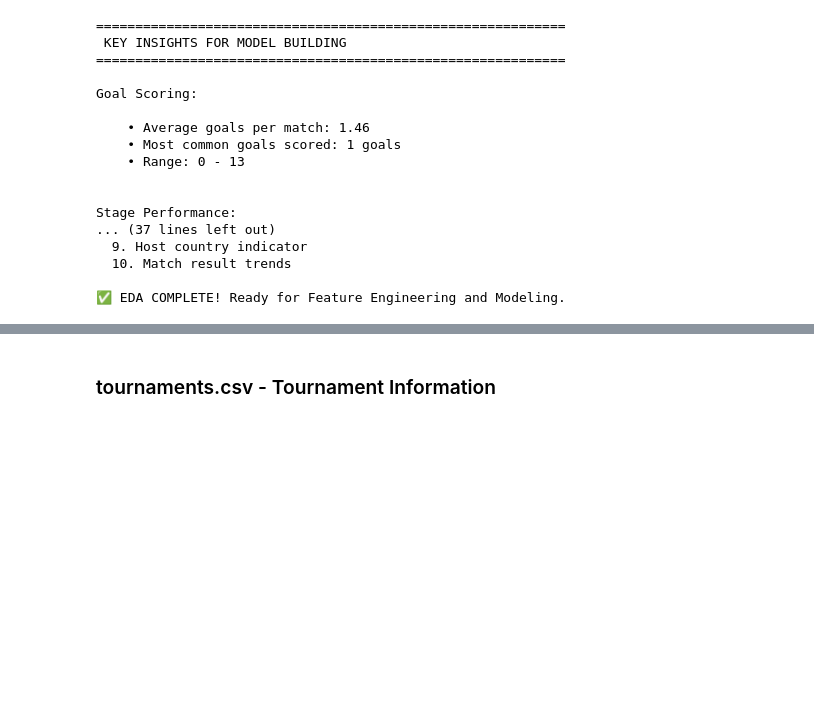
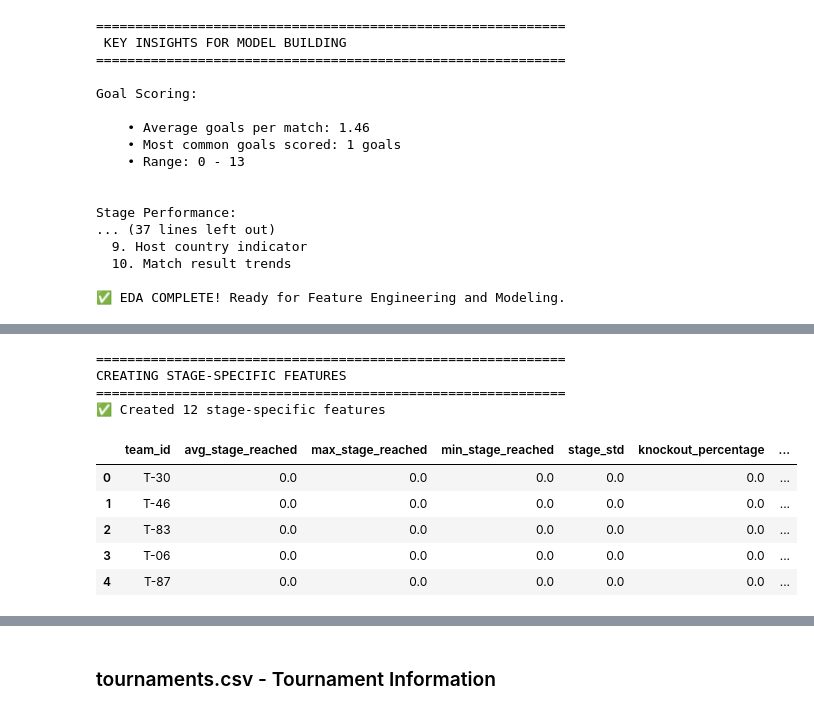
Before and after one commit to Atieng/World-Cup-2026-Goal-Prediction, a Jupyter notebook: index.ipynb, the cells around one changed output, grey strips where cells are left out. Saved outputs shown, nothing was run; the diff lists cells and outputs as text; code cells hidden in the pictures; blank space fills up the shorter version.

```diff
--- a/index.ipynb
+++ b/index.ipynb
@@ -569,0 +769,67 @@ Stage Performance:
+# %%
+# ============================================
+# CELL 4: Stage-Specific Features
+# ============================================
+
+print("="*60)
+print("CREATING STAGE-SPECIFIC FEATURES")
+print("="*60)
+
+def create_stage_features(team_app_with_year):
+    """
+    Create features specific to predicting tournament stage
+    """
+    stage_features_list = []
+
+    for team_id in team_app_with_year['team_id'].unique():
+        team_data = team_app_with_year[team_app_with_year['team_id'] == team_id]
+
+        # Map stage to numeric value for averaging
+        stage_mapping = {
+            'Group Stage': 1,
+            'Round of 16': 2,
+            'Quarter-finals': 3,
+            'Semi-finals': 4,
+            'Final': 5
+        }
+        team_data['stage_numeric'] = team_data['stage_name'].map(stage_mapping)
+
+        features = {
+            'team_id': team_id,
+            'avg_stage_reached': team_data['stage_numeric'].mean(),
+            'max_stage_reached': team_data['stage_numeric'].max(),
+            'min_stage_reached': team_data['stage_numeric'].min(),
+            'stage_std': team_data['stage_numeric'].std() if len(team_data) > 1 else 0,
+            'knockout_percentage': (team_data['stage_numeric'] >= 2).mean(),  # % reaching knockout
+            'deep_run_percentage': (team_data['stage_numeric'] >= 3).mean(),  # % reaching QF+
+            'final_percentage': (team_data['stage_numeric'] == 5).mean(),     # % reaching final
+        }
+
+        # Win rate by stage
+        for stage in ['Group Stage', 'Round of 16', 'Quarter-finals', 'Semi-finals', 'Final']:
+            stage_data = team_data[team_data['stage_name'] == stage]
+            if len(stage_data) > 0:
+                features[f'win_rate_{stage.replace(" ", "_").lower()}'] = stage_data['win'].mean()
+            else:
+                features[f'win_rate_{stage.replace(" ", "_").lower()}'] = 0
+
+        stage_features_list.append(features)
+
+    stage_df = pd.DataFrame(stage_features_list).fillna(0)
+    return stage_df
+
+stage_features = create_stage_features(team_app_with_year)
+
+print(f"✅ Created {len(stage_features.columns)-1} stage-specific features")
+display(stage_features.head())
+# %% [output]
+============================================================
+CREATING STAGE-SPECIFIC FEATURES
+============================================================
+✅ Created 12 stage-specific features
+|  | team_id | avg_stage_reached | max_stage_reached | min_stage_reached | stage_std | knockout_percentage | ... |
+| 0 | T-30 | 0.0 | 0.0 | 0.0 | 0.0 | 0.0 | ... |
+| 1 | T-46 | 0.0 | 0.0 | 0.0 | 0.0 | 0.0 | ... |
+| 2 | T-83 | 0.0 | 0.0 | 0.0 | 0.0 | 0.0 | ... |
+| 3 | T-06 | 0.0 | 0.0 | 0.0 | 0.0 | 0.0 | ... |
+| 4 | T-87 | 0.0 | 0.0 | 0.0 | 0.0 | 0.0 | ... |
```
Also changed, not shown: parts of 12 cells of this notebook.
